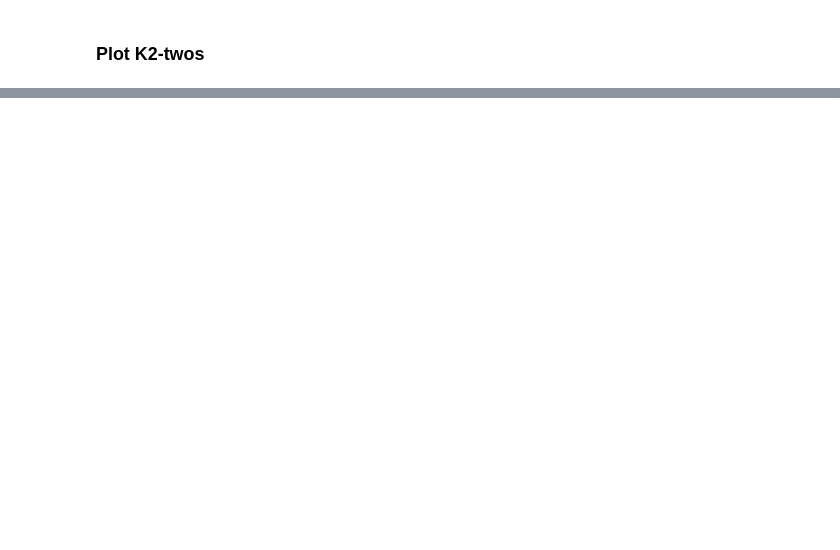
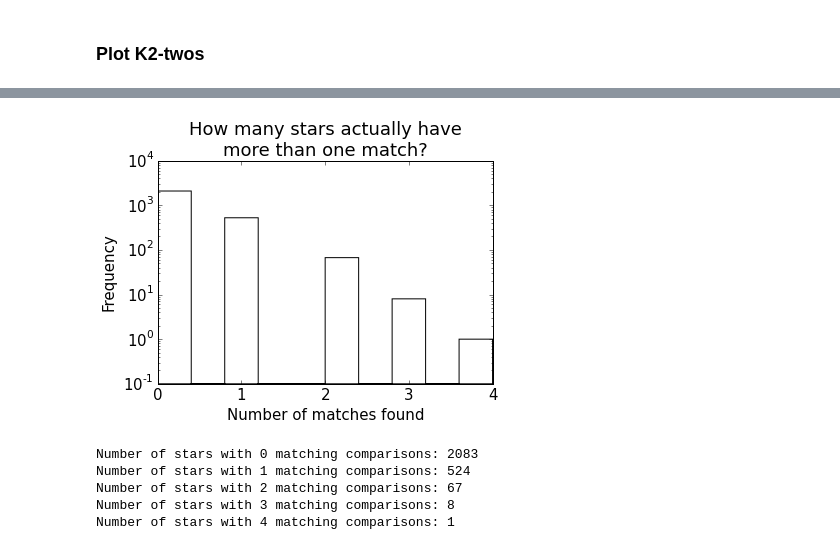
Before and after one commit to bmorris3/K2-twos, a Jupyter notebook: findtwos.ipynb, the cells around one changed output, grey strips where cells are left out. Drawn from its saved outputs; the diff is of its cells as text; code cells hidden in the pictures; blank space fills up the shorter version.

```diff
--- a/findtwos.ipynb
+++ b/findtwos.ipynb
@@ -104,0 +118,20 @@ plotfield(candidates_with_neighbors)
+# %%
+fig, ax = plt.subplots()
+ax.hist(N_neighbors, histtype='stepfilled', log=True,
+        color='w')
+ax.set_xticks(range(5))
+ax.set_xlabel('Number of matches found')
+ax.set_ylabel('Frequency')
+ax.set_title('How many stars actually have\nmore than one match?')
+plt.show()
+
+for i in range(5):
+    print("Number of stars with {0} matching comparisons: {1}".format(i,
+          list(N_neighbors).count(i)))
+# %% [output]
+[figure, added]
+Number of stars with 0 matching comparisons: 2083
+Number of stars with 1 matching comparisons: 524
+Number of stars with 2 matching comparisons: 67
+Number of stars with 3 matching comparisons: 8
+Number of stars with 4 matching comparisons: 1
```
Also changed, not shown: parts of 2 cells of this notebook, 2 other files.
